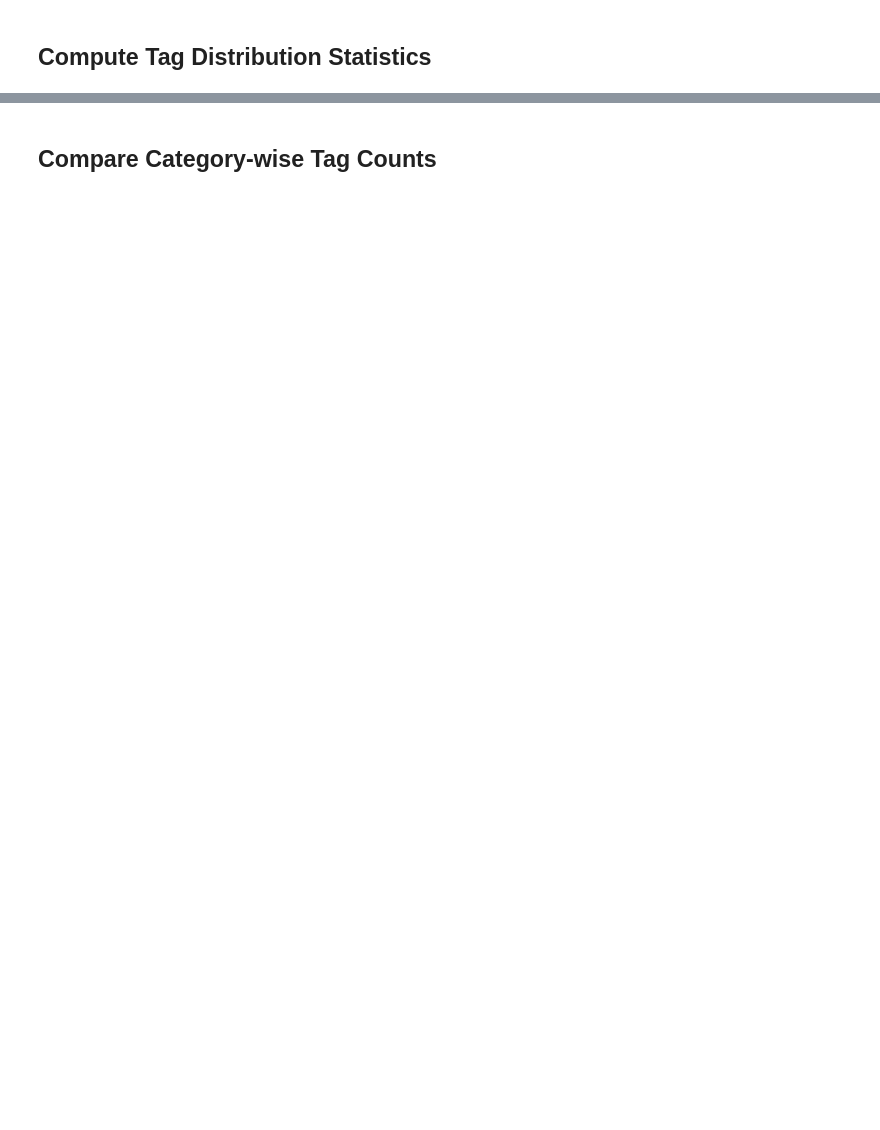
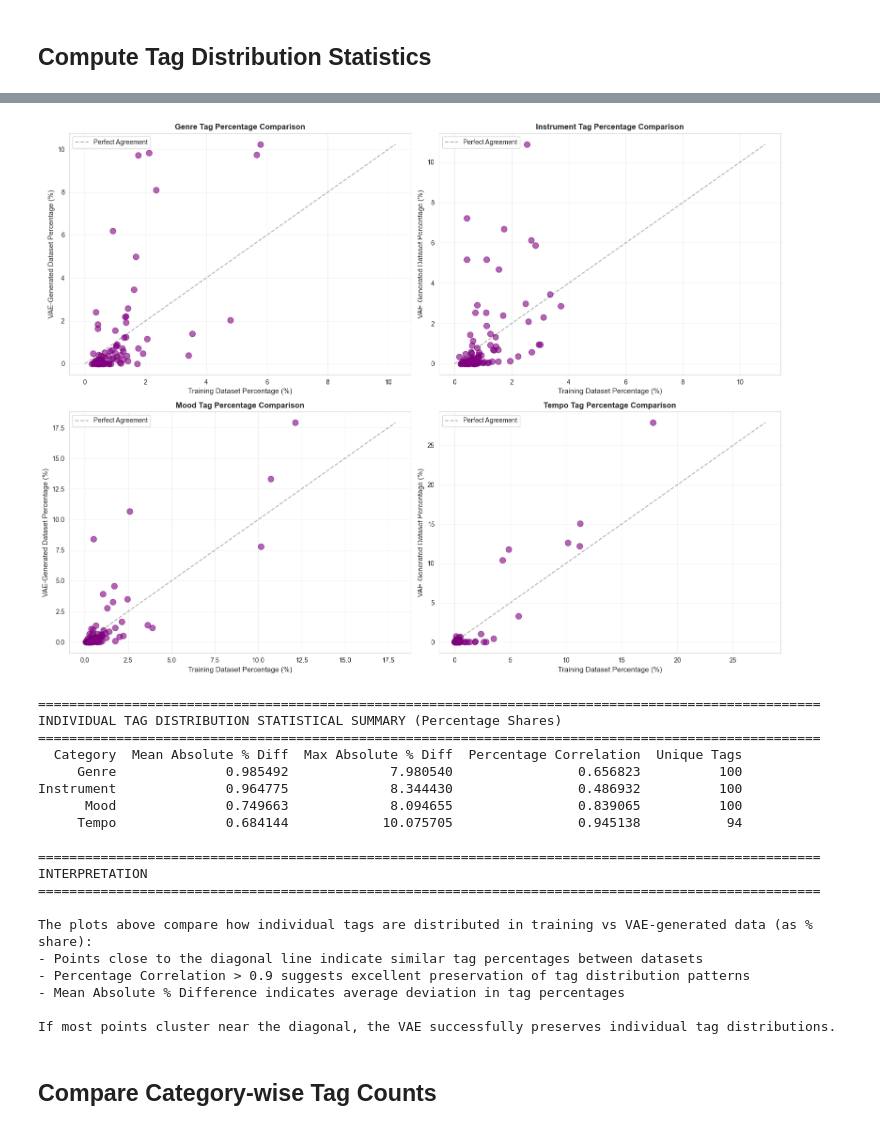
Before and after one commit to BrunoSienkiewicz/ConceptCaps, a Jupyter notebook: notebooks/vae-tags-dataset-comparison.ipynb, the cells around one changed output, grey strips where cells are left out. Drawn from its saved outputs; the diff is of its cells as text; code cells hidden in the pictures; blank space fills up the shorter version.

Commit message:
update: vae tag dataset analysis

```diff
--- a/notebooks/vae-tags-dataset-comparison.ipynb
+++ b/notebooks/vae-tags-dataset-comparison.ipynb
@@ -120,3 +301,80 @@ print(stats_df.to_string(index=False))
+# %%
+# Statistical comparison using percentage distributions
+fig, axes = plt.subplots(2, 2, figsize=(16, 12))
+axes = axes.flatten()
+
+statistical_summary = []
+
+for idx, (cat_name, _) in enumerate(categories_to_compare):
+    ax = axes[idx]
+    comparison_df = tag_comparison_results[cat_name]
+
+    # Plot percentage scatter
+    ax.scatter(comparison_df['Training %'], comparison_df['VAE %'], alpha=0.6, s=80, color='purple')
+
+    # Add diagonal reference line (perfect agreement)
+    max_pct = max(comparison_df['Training %'].max(), comparison_df['VAE %'].max())
+    ax.plot([0, max_pct], [0, max_pct], 'k--', alpha=0.3, label='Perfect Agreement')
+
+    ax.set_xlabel('Training Dataset Percentage (%)', fontsize=11)
+    ax.set_ylabel('VAE-Generated Dataset Percentage (%)', fontsize=11)
+    ax.set_title(f'{cat_name} Tag Percentage Comparison', fontsize=12, fontweight='bold')
+    ax.legend()
+    ax.grid(True, alpha=0.3)
+
+    # Calculate statistics
+    mae = (comparison_df['% Difference'].abs()).mean()
+    max_diff = comparison_df['% Difference'].abs().max()
+    corr = comparison_df['Training %'].corr(comparison_df['VAE %'])
+
+    statistical_summary.append({
+        'Category': cat_name,
+        'Mean Absolute % Diff': mae,
+        'Max Absolute % Diff': max_diff,
+        'Percentage Correlation': corr,
+        'Unique Tags': len(comparison_df)
+    })
+
+plt.tight_layout()
+plt.show()
+
+# Print statistical summary
+summary_df = pd.DataFrame(statistical_summary)
+print("\n" + "="*100)
+print("INDIVIDUAL TAG DISTRIBUTION STATISTICAL SUMMARY (Percentage Shares)")
+print("="*100)
+print(summary_df.to_string(index=False))
+
+# Calculate overall similarity
+print("\n" + "="*100)
+print("INTERPRETATION")
+print("="*100)
+print("\nThe plots above compare how individual tags are distributed in training vs VAE-generated data (as % share):")
+print("- Points close to the diagonal line indicate similar tag percentages between datasets")
+print("- Percentage Correlation > 0.9 suggests excellent preservation of tag distribution patterns")
+print("- Mean Absolute % Difference indicates average deviation in tag percentages")
+print("\nIf most points cluster near the diagonal, the VAE successfully preserves individual tag distributions.")
+# %% [output]
+[figure, added]
+====================================================================================================
+INDIVIDUAL TAG DISTRIBUTION STATISTICAL SUMMARY (Percentage Shares)
+====================================================================================================
+  Category  Mean Absolute % Diff  Max Absolute % Diff  Percentage Correlation  Unique Tags
+     Genre              0.985492             7.980540                0.656823          100
+Instrument              0.964775             8.344430                0.486932          100
+      Mood              0.749663             8.094655                0.839065          100
+     Tempo              0.684144            10.075705                0.945138           94
+
+====================================================================================================
+INTERPRETATION
+====================================================================================================
+
+The plots above compare how individual tags are distributed in training vs VAE-generated data (as % share):
+- Points close to the diagonal line indicate similar tag percentages between datasets
+- Percentage Correlation > 0.9 suggests excellent preservation of tag distribution patterns
+- Mean Absolute % Difference indicates average deviation in tag percentages
+
+If most points cluster near the diagonal, the VAE successfully preserves individual tag distributions.
 # %% [markdown]
 ## Compare Category-wise Tag Counts
 # %%
```
Also changed, not shown: parts of 26 cells of this notebook, 1 other file.
